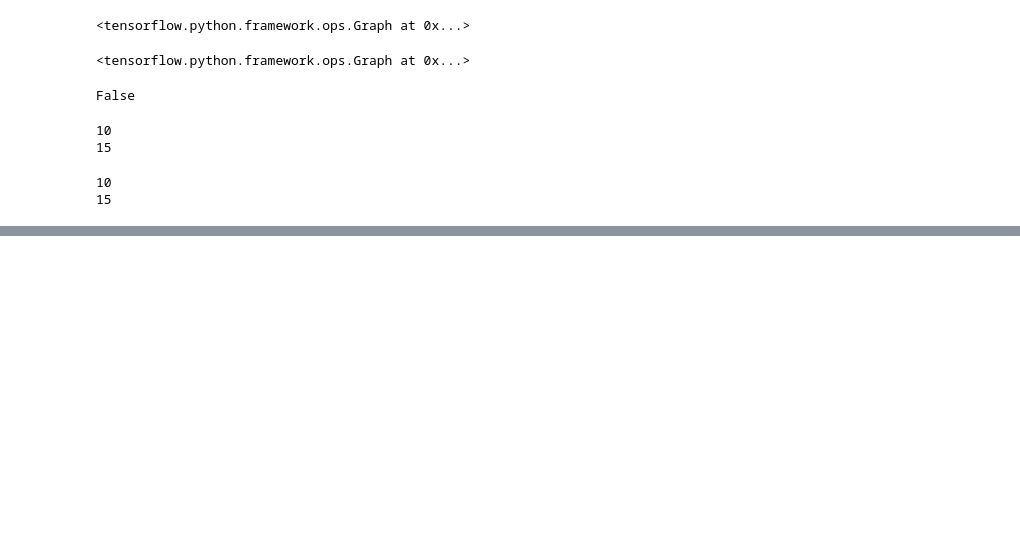
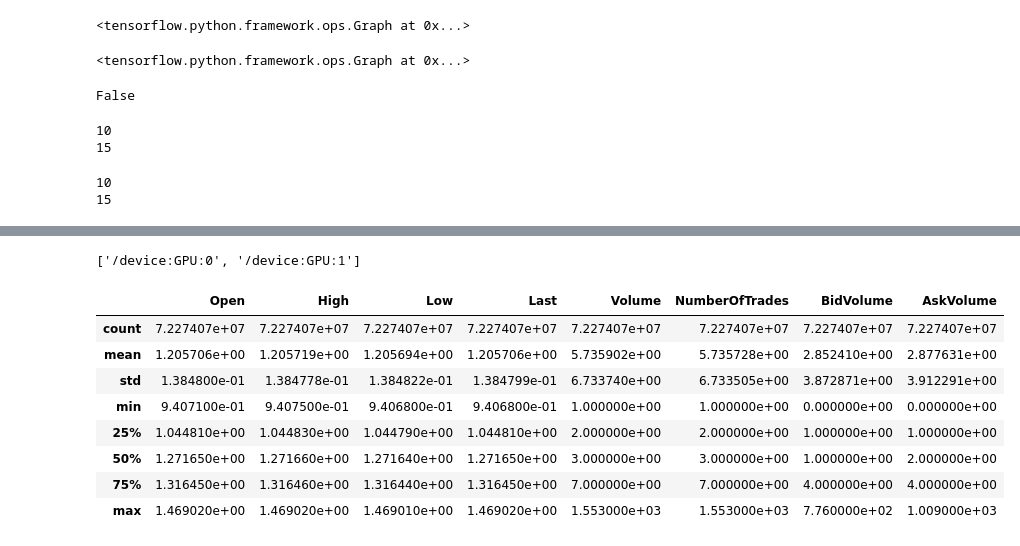
Before and after one commit to DavidSimonyan/DataScience, a Jupyter notebook: Python files/Other/Chapter 9.ipynb, the cells around one changed output, grey strips where cells are left out. Cells and saved outputs as stored; diff of their text form; code cells hidden in the pictures; blank space fills up the shorter version.

```diff
--- a/Python files/Other/Chapter 9.ipynb
+++ b/Python files/Other/Chapter 9.ipynb
@@ -214,2 +218,6 @@ DATA_PATH = "D:/ML/Data/Home Credit Default Risk/"
+# %%
+get_available_gpu_list()
+# %% [output]
+['/device:GPU:0', '/device:GPU:1']
 # %%
 import pandas as pd
@@ -219,0 +224,15 @@ df_test = pd.read_csv(DATA_PATH + "application_test.csv")
+# %%
+df_usdcad = pd.read_csv("D:/Data/Forex/USDCAD.csv")
+df_eurusd = pd.read_csv("D:/Data/Forex/EURUSD.csv")
+# %%
+df_usdcad.describe()
+# %% [output]
+|  | Open | High | Low | Last | Volume | NumberOfTrades | BidVolume | AskVolume |
+| count | 7.227407e+07 | 7.227407e+07 | 7.227407e+07 | 7.227407e+07 | 7.227407e+07 | 7.227407e+07 | 7.227407e+07 | 7.227407e+07 |
+| mean | 1.205706e+00 | 1.205719e+00 | 1.205694e+00 | 1.205706e+00 | 5.735902e+00 | 5.735728e+00 | 2.852410e+00 | 2.877631e+00 |
+| std | 1.384800e-01 | 1.384778e-01 | 1.384822e-01 | 1.384799e-01 | 6.733740e+00 | 6.733505e+00 | 3.872871e+00 | 3.912291e+00 |
+| min | 9.407100e-01 | 9.407500e-01 | 9.406800e-01 | 9.406800e-01 | 1.000000e+00 | 1.000000e+00 | 0.000000e+00 | 0.000000e+00 |
+| 25% | 1.044810e+00 | 1.044830e+00 | 1.044790e+00 | 1.044810e+00 | 2.000000e+00 | 2.000000e+00 | 1.000000e+00 | 1.000000e+00 |
+| 50% | 1.271650e+00 | 1.271660e+00 | 1.271640e+00 | 1.271650e+00 | 3.000000e+00 | 3.000000e+00 | 1.000000e+00 | 2.000000e+00 |
+| 75% | 1.316450e+00 | 1.316460e+00 | 1.316440e+00 | 1.316450e+00 | 7.000000e+00 | 7.000000e+00 | 4.000000e+00 | 4.000000e+00 |
+| max | 1.469020e+00 | 1.469020e+00 | 1.469010e+00 | 1.469020e+00 | 1.553000e+03 | 1.553000e+03 | 7.760000e+02 | 1.009000e+03 |
```
Also changed, not shown: parts of 31 cells of this notebook, 1 other file.
